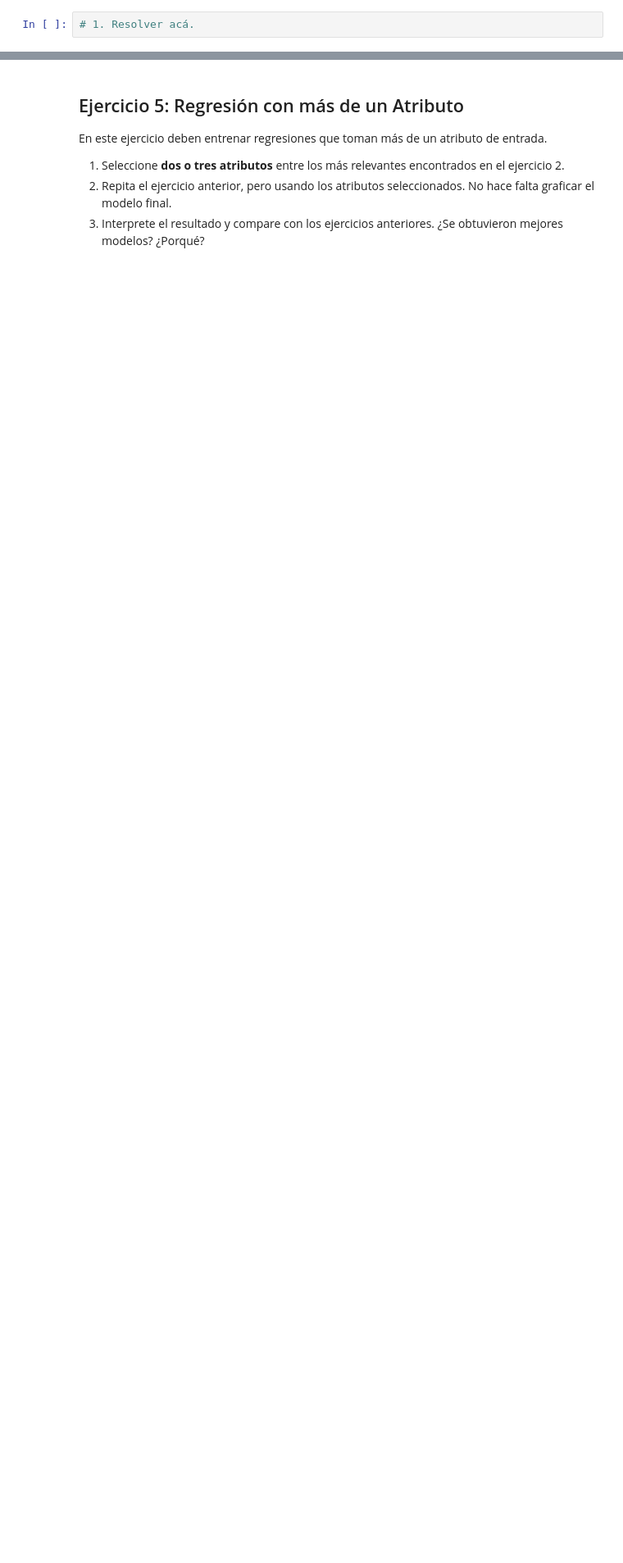
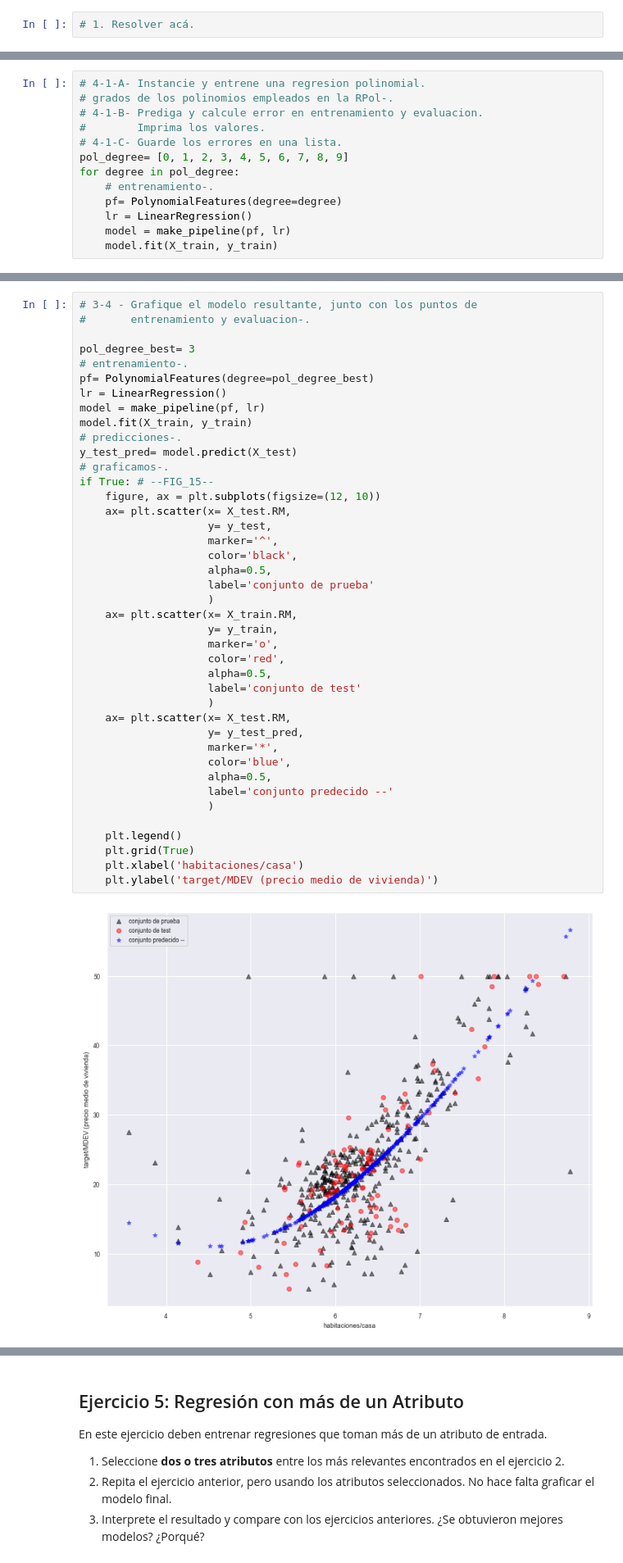
Before and after one commit to Nico37-coder/IntroduccionAprendizajeAutomatico, a Jupyter notebook: Lab 1-FDC.ipynb, the cells around one changed output, grey strips where cells are left out. Shown at 82% size. Drawn from its saved outputs; the diff is of its cells as text; blank space fills up the shorter version.

```diff
--- a/Lab 1-FDC.ipynb
+++ b/Lab 1-FDC.ipynb
@@ -1065,0 +1077,13 @@ Deben usar **el mismo atributo** seleccionado para el ejercicio anterior.
+# %%
+# 4-1-A- Instancie y entrene una regresion polinomial.
+# grados de los polinomios empleados en la RPol-.
+# 4-1-B- Prediga y calcule error en entrenamiento y evaluacion.
+#        Imprima los valores.
+# 4-1-C- Guarde los errores en una lista.
+pol_degree= [0, 1, 2, 3, 4, 5, 6, 7, 8, 9]
+for degree in pol_degree:
+    # entrenamiento-.
+    pf= PolynomialFeatures(degree=degree)
+    lr = LinearRegression()
+    model = make_pipeline(pf, lr)
+    model.fit(X_train, y_train)
@@ -1065,0 +1220,43 @@ Deben usar **el mismo atributo** seleccionado para el ejercicio anterior.
+# %%
+# 3-4 - Grafique el modelo resultante, junto con los puntos de
+#       entrenamiento y evaluacion-.
+
+pol_degree_best= 3
+# entrenamiento-.
+pf= PolynomialFeatures(degree=pol_degree_best)
+lr = LinearRegression()
+model = make_pipeline(pf, lr)
+model.fit(X_train, y_train)
+# predicciones-.
+y_test_pred= model.predict(X_test)
+# graficamos-.
+if True: # --FIG_15--
+    figure, ax = plt.subplots(figsize=(12, 10))
+    ax= plt.scatter(x= X_test.RM,
+                    y= y_test,
+                    marker='^',
+                    color='black',
+                    alpha=0.5,
+                    label='conjunto de prueba'
+                    )
+    ax= plt.scatter(x= X_train.RM,
+                    y= y_train,
+                    marker='o',
+                    color='red',
+                    alpha=0.5,
+                    label='conjunto de test'
+                    )
+    ax= plt.scatter(x= X_test.RM,
+                    y= y_test_pred,
+                    marker='*',
+                    color='blue',
+                    alpha=0.5,
+                    label='conjunto predecido --'
+                    )
+
+    plt.legend()
+    plt.grid(True)
+    plt.xlabel('habitaciones/casa')
+    plt.ylabel('target/MDEV (precio medio de vivienda)')
+# %% [output]
+[figure, added]
```
Also changed, not shown: parts of 28 cells of this notebook.
